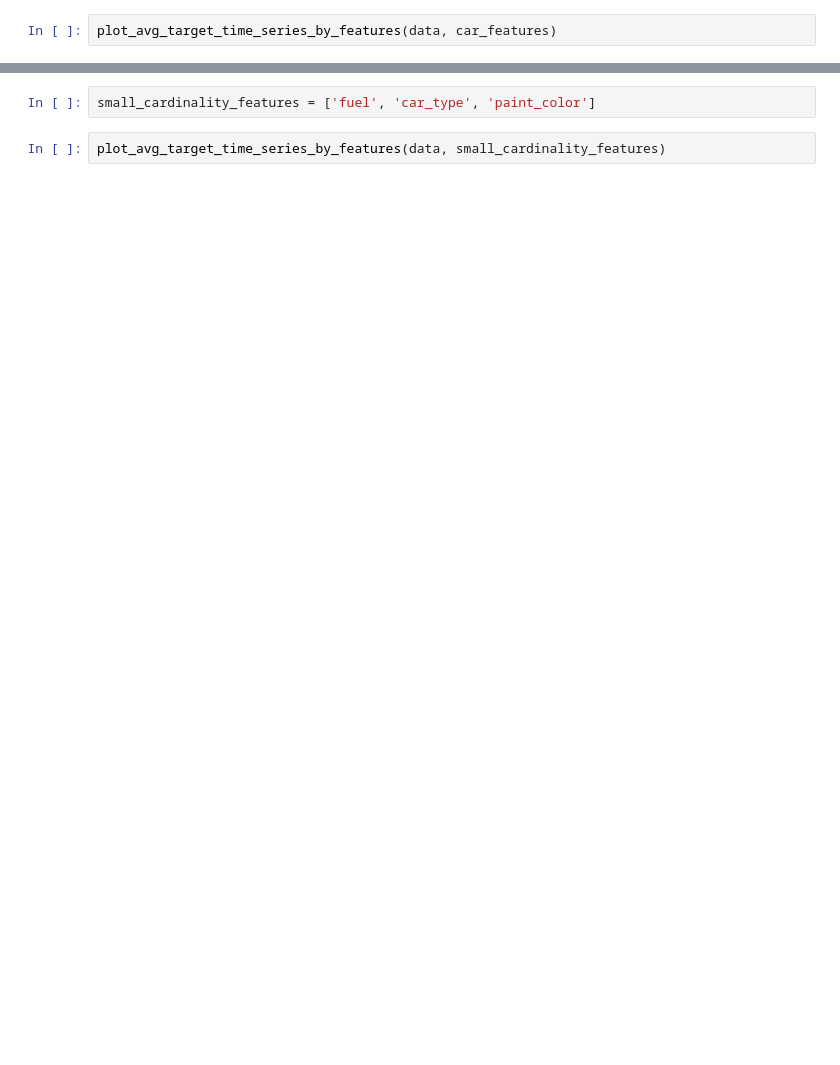
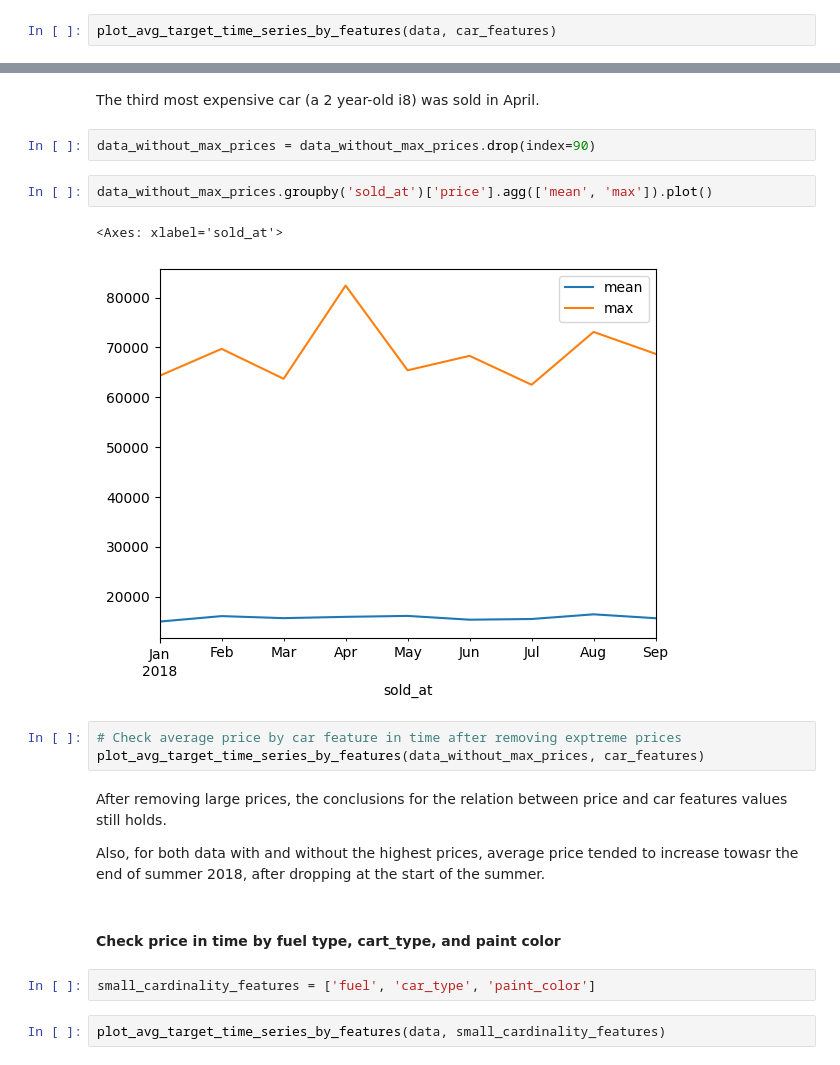
Before and after one commit to camontanezp/cars-price, a Jupyter notebook: notebooks/01_explore_and_validate_data.ipynb, the cells around one changed output, grey strips where cells are left out. Saved outputs shown, nothing was run; the diff lists cells and outputs as text; blank space fills up the shorter version.

```diff
--- a/notebooks/01_explore_and_validate_data.ipynb
+++ b/notebooks/01_explore_and_validate_data.ipynb
@@ -468,3 +522,21 @@ plot_avg_target_time_series_by_features(data, car_features)
+# %% [markdown]
+The third most expensive car (a 2 year-old i8) was sold in April.
+# %%
+data_without_max_prices = data_without_max_prices.drop(index=90)
+# %%
+data_without_max_prices.groupby('sold_at')['price'].agg(['mean', 'max']).plot()
+# %% [output]
+<Axes: xlabel='sold_at'>
+[figure, added]
+# %%
+# Check average price by car feature in time after removing exptreme prices
+plot_avg_target_time_series_by_features(data_without_max_prices, car_features)
+# %% [markdown]
+After removing large prices, the conclusions for the relation between price and car features values still holds.
+
+Also, for both data with and without the highest prices, average price tended to increase towasr the end of summer 2018, after dropping at the start of the summer.
+# %% [markdown]
+#### Check price in time by fuel type, cart_type, and paint color
 # %%
 small_cardinality_features = ['fuel', 'car_type', 'paint_color']
 # %%
```
Also changed, not shown: parts of 27 cells of this notebook.
